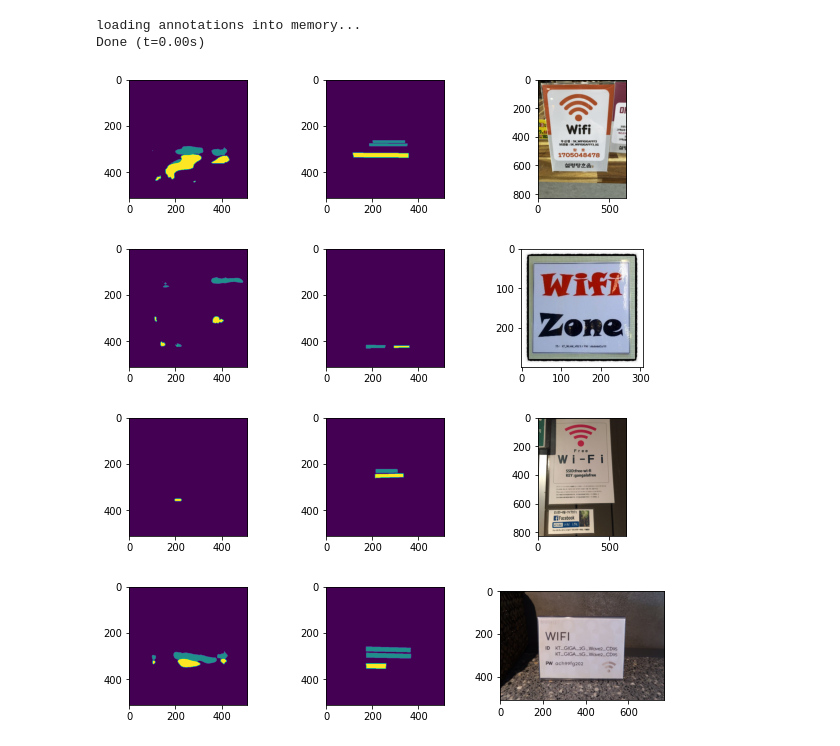
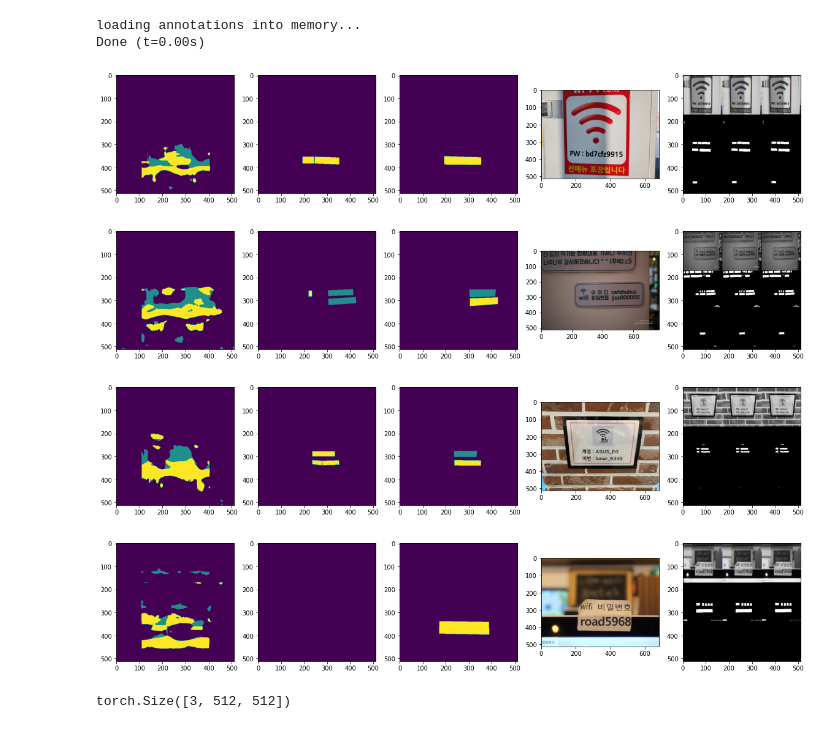
Before and after one commit to boostcampaitech3/final-project-level3-cv-04, a Jupyter notebook: code/test.ipynb, the cells around one changed output. Cells and saved outputs as stored; diff of their text form; code cells hidden in the pictures.

Commit message:
[add] inference box mask

```diff
--- a/code/test.ipynb
+++ b/code/test.ipynb
@@ -4,13 +4,13 @@ import dataset
 import albumentations as A
 from albumentations.pytorch import ToTensorV2
 # %%
-model_path = '/opt/ml/upstage_OCR/code/saved/unet_focal_g_00_78_t1/model.pt'
-state_dict_path = '/opt/ml/upstage_OCR/code/saved/unet_focal_g_00_78_t1/250.pt'
+model_path = '/opt/ml/upstage_OCR/code/saved/unet_focal_g_00_78/model.pt'
+state_dict_path = '/opt/ml/upstage_OCR/code/saved/unet_focal_g_00_78/100.pt'
 
 model = torch.load(model_path)
 model.load_state_dict(torch.load(state_dict_path))
 
-ann_path = '/opt/ml/upstage_OCR/Data set/annotations/general_148_180.json'
+ann_path = '/opt/ml/upstage_OCR/Data set/valid_general.json'
 ocr_url = "http://118.222.179.32:30000/ocr/"
 image_root = '/opt/ml/upstage_OCR/Data set/real data/general'
 device = torch.device('cuda:0' if torch.cuda.is_available() else 'cpu')
@@ -35,6 +35,7 @@ test_dataloader = torch.utils.data.DataLoader(dataset=test_dataset,
 
 iter_ = iter(test_dataloader)
 # %%
-x,y,meta = next(iter_)
+x,y,meta,mask_list = next(iter_)
 model.eval()
+model.to(device)
 images = model(torch.stack(x).to(device))
@@ -41,36 +71,44 @@ images = model(torch.stack(x).to(device))
 # %%
 import matplotlib.pyplot as plt
 import torchvision
 import os
 from PIL import Image
 import numpy as np
 
 for idx in range(4):
-    image = images[idx]
-    out = torch.argmax(image,dim=0)
+    out = torch.argmax(images[idx],dim=0)
+    out2 = torch.argmax(new_images[idx],dim=0)
     image_meta = meta[idx][0]
 
     raw_image = Image.open(os.path.join(image_root,image_meta['file_name']))
     t = A.Compose([
         A.Resize(image_meta['height'],image_meta['width']),
         ToTensorV2()
     ])
-    t2 = torchvision.transforms.ToPILImage()
+    t2 = torchvision.transforms.Compose(
+        [torchvision.transforms.ToPILImage()]
+    )
 
-    plt.figure(figsize=(10,10))
+    plt.figure(figsize=(20,20))
 
-    plt.subplot(4,3,idx*3+1)
+    plt.subplot(4,5,idx*5+1)
     plt.imshow(t2(out*0.3))
 
-    plt.subplot(4,3,idx*3+2)
+    plt.subplot(4,5,idx*5+2)
+    plt.imshow(t2(out2*0.3))
+
+    plt.subplot(4,5,idx*5+3)
     plt.imshow(t2(y[idx]*0.3))
 
-    plt.subplot(4,3,idx*3+3)
+    plt.subplot(4,5,idx*5+4)
     plt.imshow(raw_image)
 
+    plt.subplot(4,5,idx*5+5)
+    plt.imshow(t2(x[idx]))
+
 plt.show()
 # %% [output]
-[figure, old version]
+[figure, new version]
-[figure, old version]
+[figure, new version]
-[figure, old version]
+[figure, new version]
-[figure, old version]
+[figure, new version]
@@ -76,0 +117,4 @@ plt.show()
+# %%
+x.shape
+# %% [output]
+torch.Size([3, 512, 512])
```
Also changed, not shown: parts of 3 cells of this notebook, 5 other files.
